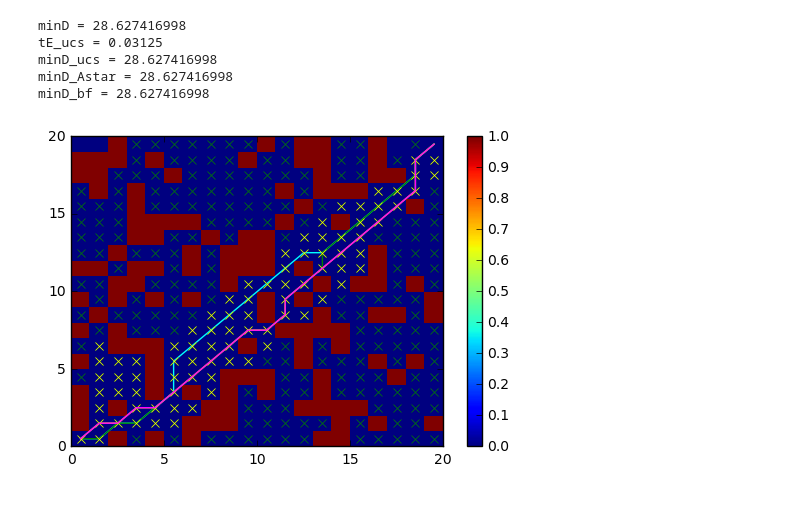
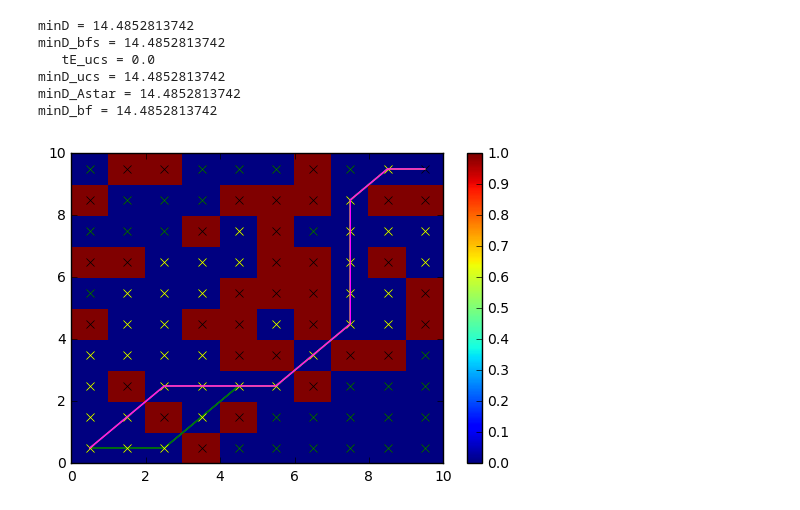
Before and after one commit to longle2718/fundaCS, a Jupyter notebook: shortestPath/shortestPath.ipynb, the cells around one changed output. Saved outputs shown, nothing was run; the diff lists cells and outputs as text; code cells hidden in the pictures.

```diff
--- a/shortestPath/shortestPath.ipynb
+++ b/shortestPath/shortestPath.ipynb
@@ -13,6 +10,6 @@ The autoreload extension is already loaded. To reload it, use:
 # %%
-M = 20
-N = 20
+M = 10
+N = 10
 thresh = 0.7
 aMap = np.random.random((M,N))
 ind1 = aMap >= thresh
@@ -22,13 +19,18 @@ aMap[ind0] = np.zeros(np.sum(ind0))
 
 start = (0,0)
 goal = (M-1,N-1)
+aMap[start] = 0
+aMap[goal] = 0
 
 fullPath,minD = D.dijkstra(aMap,start,goal)
 print('minD = '+str(minD))
 
+fullPath_bfs,minD_bfs,explored_bfs = D.dijkstra_bfs(aMap,start,goal)
+print('minD_bfs = '+str(minD_bfs))
+
 tS_ucs = time.clock()
 fullPath_ucs,minD_ucs,explored_ucs = D.dijkstra_ucs(aMap,start,goal)
-print('tE_ucs = '+str(time.clock()-tS_ucs))
+print('   tE_ucs = '+str(time.clock()-tS_ucs))
 print('minD_ucs = '+str(minD_ucs))
 
 fullPath_Astar,minD_Astar,explored_Astar = D.Astar(aMap,start,goal)
@@ -37,11 +39,12 @@ print('minD_Astar = '+str(minD_Astar))
 fullPath_bf,minD_bf = BF.bellman_ford(aMap,start,goal)
 print('minD_bf = '+str(minD_bf))
 # %% [output]
-minD = 28.627416998
-tE_ucs = 0.03125
-minD_ucs = 28.627416998
-minD_Astar = 28.627416998
-minD_bf = 28.627416998
+minD = 14.4852813742
+minD_bfs = 14.4852813742
+   tE_ucs = 0.0
+minD_ucs = 14.4852813742
+minD_Astar = 14.4852813742
+minD_bf = 14.4852813742
 # %%
 fig,ax = plt.subplots()
 im = plt.pcolormesh(aMap)
@@ -55,6 +58,20 @@ for node in fullPath:
     y.append(node[0]+0.5)
     x.append(node[1]+0.5)
 plt.plot(x,y,color='cyan')
+
+# dijkstra_bfs
+x = []
+y = []
+for node in fullPath_bfs:
+    y.append(node[0]+0.5)
+    x.append(node[1]+0.5)
+plt.plot(x,y,color='black')
+x = []
+y = []
+for node in explored_bfs:
+    y.append(node[0]+0.5)
+    x.append(node[1]+0.5)
+plt.plot(x,y,color='black',marker='x',linestyle='None')
 
 # ucs
 x = []
@@ -67,31 +84,31 @@ x = []
 y = []
 for node in explored_ucs:
     y.append(node[0]+0.5)
     x.append(node[1]+0.5)
 plt.plot(x,y,color='green',marker='x',linestyle='None')
 
 # A*
 x = []
 y = []
 for node in fullPath_Astar:
     y.append(node[0]+0.5)
     x.append(node[1]+0.5)
 plt.plot(x,y,color='yellow')
 x = []
 y = []
 for node in explored_Astar:
     y.append(node[0]+0.5)
     x.append(node[1]+0.5)
 plt.plot(x,y,color='yellow',marker='x',linestyle='None')
 
 # Bellman-Ford
 x = []
 y = []
 for node in fullPath_Astar:
     y.append(node[0]+0.5)
     x.append(node[1]+0.5)
 plt.plot(x,y,color='magenta')
 
 plt.show()
 # %% [output]
-[figure, old version]
+[figure, new version]
```
Also changed, not shown: parts of 2 cells of this notebook, 2 other files.
